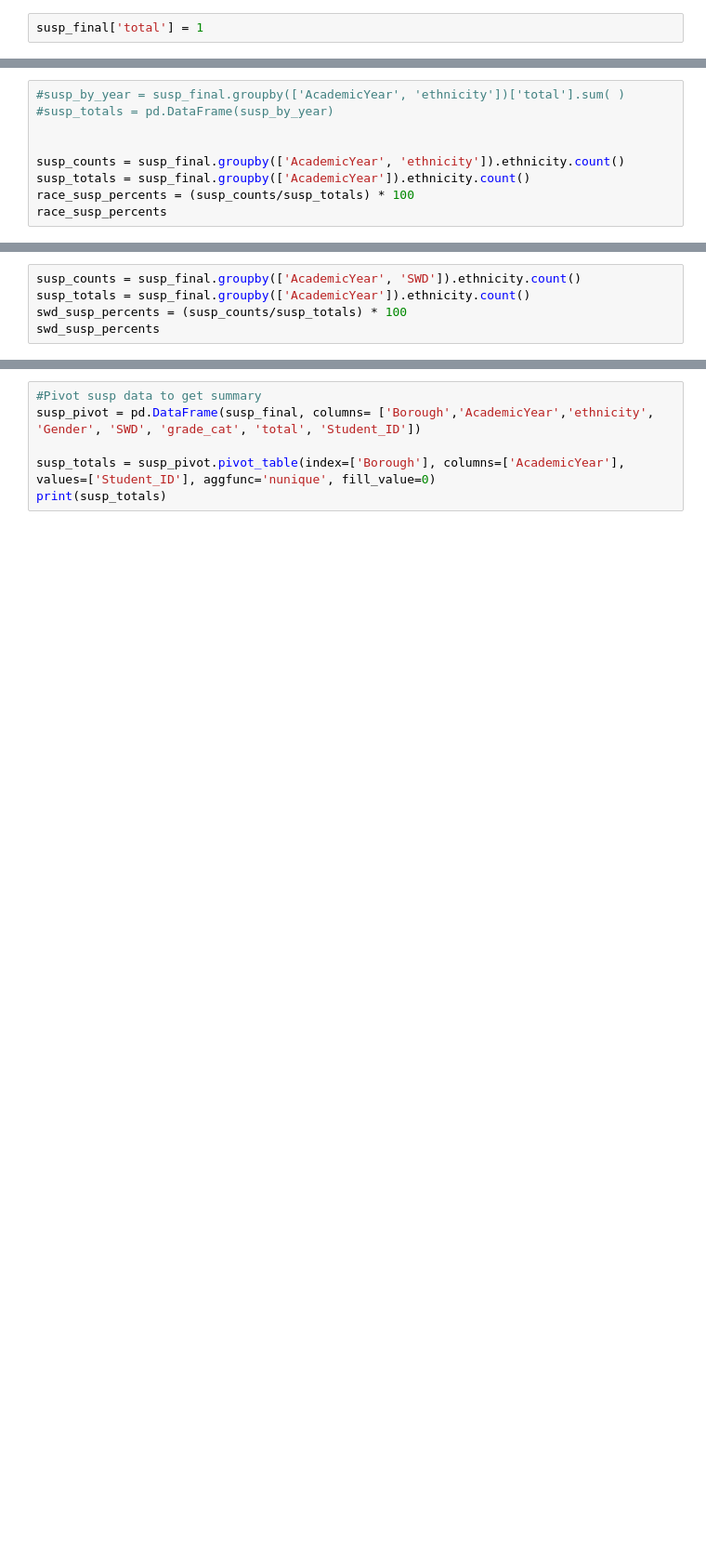
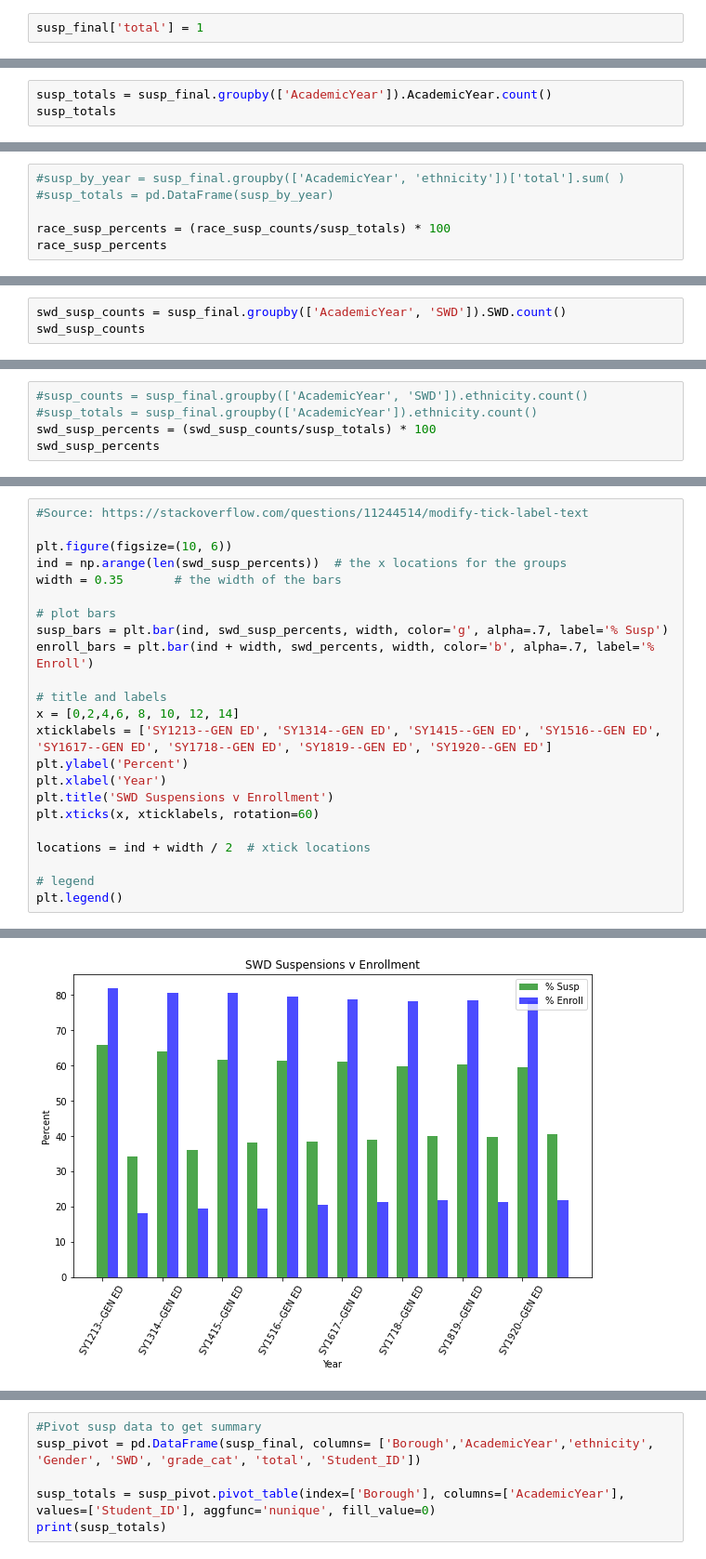
Before and after one commit to hdbedwell/Exploring_Disproportionality, a Jupyter notebook: 12142020 Disproportionality Analysis.ipynb, the cells around one changed output, grey strips where cells are left out. Shown at 93% size. Saved outputs shown, nothing was run; the diff lists cells and outputs as text; blank space fills up the shorter version.

```diff
--- a/12142020 Disproportionality Analysis.ipynb
+++ b/12142020 Disproportionality Analysis.ipynb
@@ -523,0 +703,3 @@ susp_final.head()
+# %%
+susp_totals = susp_final.groupby(['AcademicYear']).AcademicYear.count()
+susp_totals
@@ -525,10 +739,7 @@ susp_final.head()
 #susp_by_year = susp_final.groupby(['AcademicYear', 'ethnicity'])['total'].sum( )
 #susp_totals = pd.DataFrame(susp_by_year)
 
-
-susp_counts = susp_final.groupby(['AcademicYear', 'ethnicity']).ethnicity.count()
-susp_totals = susp_final.groupby(['AcademicYear']).ethnicity.count()
-race_susp_percents = (susp_counts/susp_totals) * 100
+race_susp_percents = (race_susp_counts/susp_totals) * 100
 race_susp_percents
 # %% [output]
 AcademicYear  ethnicity
@@ -571,0 +783,3 @@ plt.show()
+# %%
+swd_susp_counts = susp_final.groupby(['AcademicYear', 'SWD']).SWD.count()
+swd_susp_counts
@@ -572,7 +805,7 @@ plt.show()
 # %%
-susp_counts = susp_final.groupby(['AcademicYear', 'SWD']).ethnicity.count()
-susp_totals = susp_final.groupby(['AcademicYear']).ethnicity.count()
-swd_susp_percents = (susp_counts/susp_totals) * 100
+#susp_counts = susp_final.groupby(['AcademicYear', 'SWD']).ethnicity.count()
+#susp_totals = susp_final.groupby(['AcademicYear']).ethnicity.count()
+swd_susp_percents = (swd_susp_counts/susp_totals) * 100
 swd_susp_percents
 # %% [output]
 AcademicYear  SWD
@@ -615,0 +829,24 @@ Name: ethnicity, Length: 81, dtype: float64
+# %%
+#Source: https://stackoverflow.com/questions/11244514/modify-tick-label-text
+
+plt.figure(figsize=(10, 6))
+ind = np.arange(len(swd_susp_percents))  # the x locations for the groups
+width = 0.35       # the width of the bars
+
+# plot bars
+susp_bars = plt.bar(ind, swd_susp_percents, width, color='g', alpha=.7, label='% Susp')
+enroll_bars = plt.bar(ind + width, swd_percents, width, color='b', alpha=.7, label='% Enroll')
+
+# title and labels
+x = [0,2,4,6, 8, 10, 12, 14]
+xticklabels = ['SY1213--GEN ED', 'SY1314--GEN ED', 'SY1415--GEN ED', 'SY1516--GEN ED', 'SY1617--GEN ED', 'SY1718--GEN ED', 'SY1819--GEN ED', 'SY1920--GEN ED']
+plt.ylabel('Percent')
+plt.xlabel('Year')
+plt.title('SWD Suspensions v Enrollment')
+plt.xticks(x, xticklabels, rotation=60)
+
+locations = ind + width / 2  # xtick locations
+
+# legend
+plt.legend()
+# %% [output]
@@ -615,0 +854 @@ Name: ethnicity, Length: 81, dtype: float64
+[figure, added]
```
Also changed, not shown: parts of 42 cells of this notebook.
